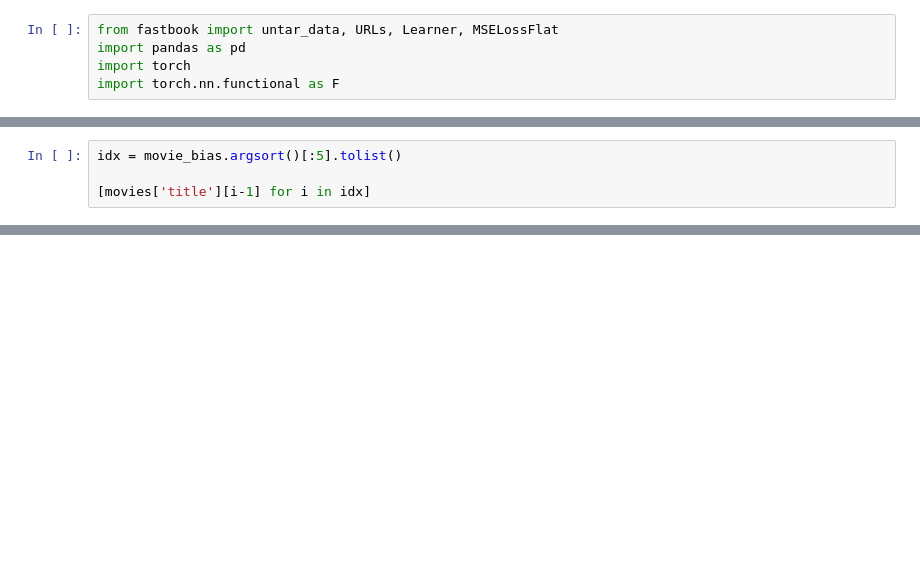
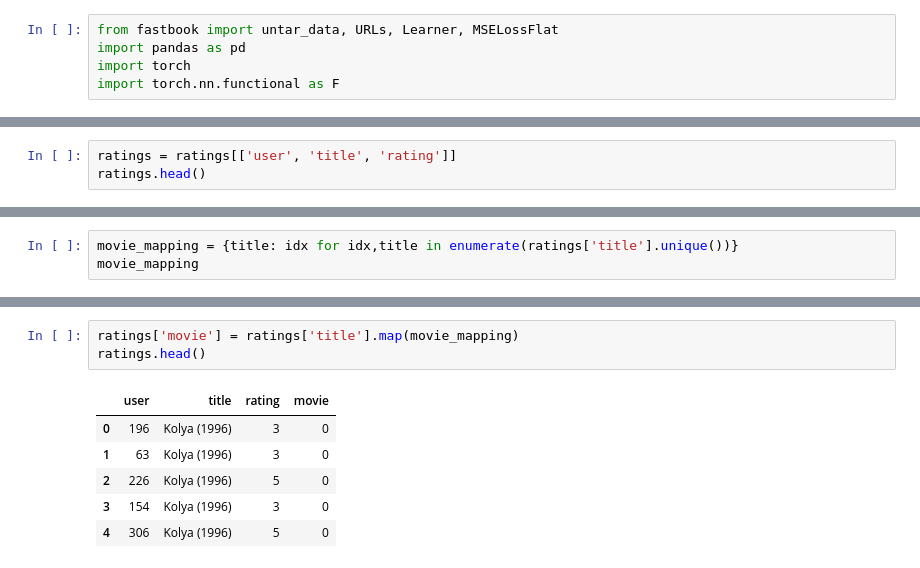
Before and after one commit to modsoussi/fastai, a Jupyter notebook: my_notebooks/collab_from_scratch.ipynb, the cells around one changed output, grey strips where cells are left out. Saved outputs shown, nothing was run; the diff lists cells and outputs as text; blank space fills up the shorter version.

```diff
--- a/my_notebooks/collab_from_scratch.ipynb
+++ b/my_notebooks/collab_from_scratch.ipynb
@@ -205,4 +43,0 @@ movie_bias
-# %%
-idx = movie_bias.argsort()[:5].tolist()
-
-[movies['title'][i-1] for i in idx]
@@ -221,0 +44,3 @@ torch.mps.empty_cache()
+# %%
+ratings = ratings[['user', 'title', 'rating']]
+ratings.head()
@@ -221,0 +54,3 @@ torch.mps.empty_cache()
+# %%
+movie_mapping = {title: idx for idx,title in enumerate(ratings['title'].unique())}
+movie_mapping
@@ -221,0 +75,10 @@ torch.mps.empty_cache()
+# %%
+ratings['movie'] = ratings['title'].map(movie_mapping)
+ratings.head()
+# %% [output]
+|  | user | title | rating | movie |
+| 0 | 196 | Kolya (1996) | 3 | 0 |
+| 1 | 63 | Kolya (1996) | 3 | 0 |
+| 2 | 226 | Kolya (1996) | 5 | 0 |
+| 3 | 154 | Kolya (1996) | 3 | 0 |
+| 4 | 306 | Kolya (1996) | 5 | 0 |
```
Also changed, not shown: parts of 47 cells of this notebook.
